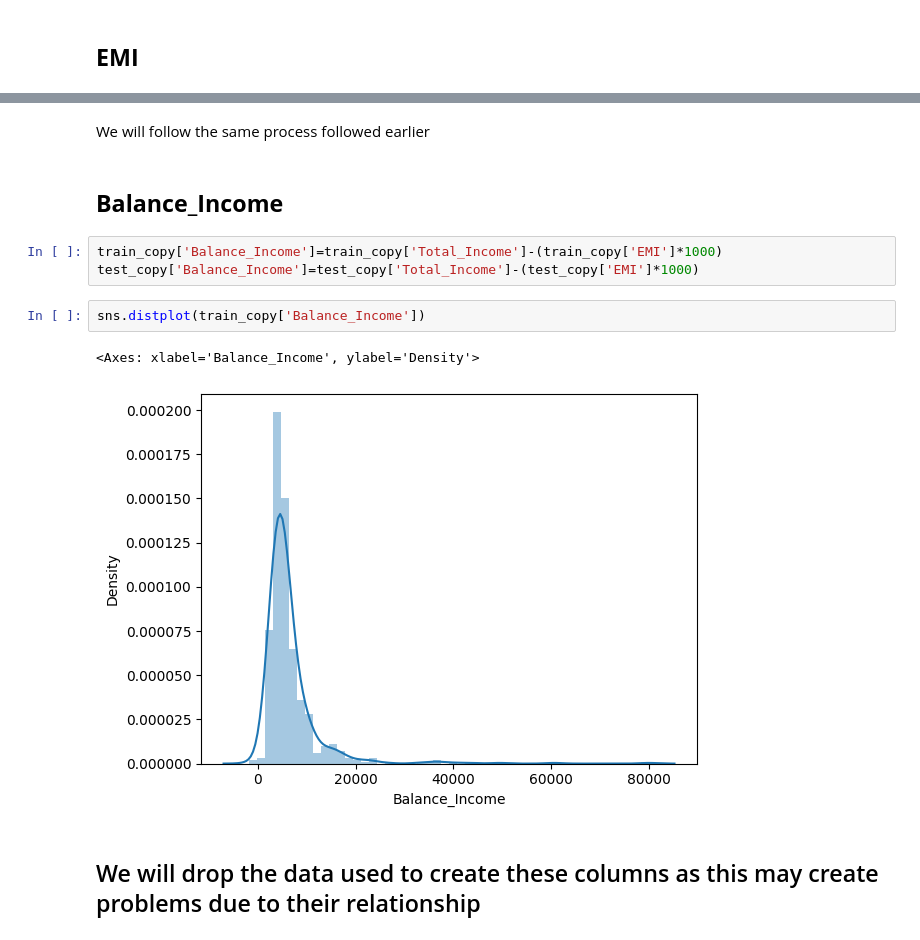
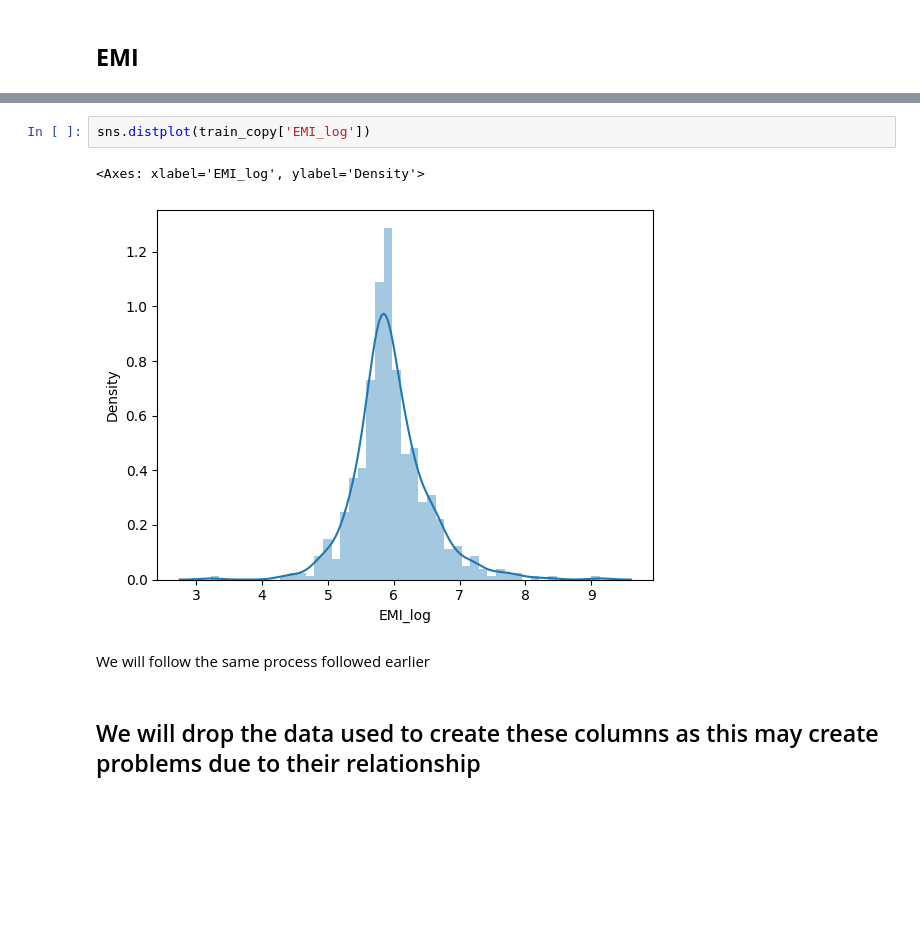
Before and after one commit to aniket15031998/Loan-Prediction-Practice-Problem-Using-Python-, a Jupyter notebook: Loan_Prediction_Problemipynb.ipynb, the cells around one changed output, grey strips where cells are left out. Cells and saved outputs as stored; diff of their text form; blank space fills up the shorter version.

```diff
--- a/Loan_Prediction_Problemipynb.ipynb
+++ b/Loan_Prediction_Problemipynb.ipynb
@@ -971,15 +877,10 @@ sns.distplot(train_copy['EMI'])
+# %%
+sns.distplot(train_copy['EMI_log'])
+# %% [output]
+<Axes: xlabel='EMI_log', ylabel='Density'>
+[figure, added]
 # %% [markdown]
 We will follow the same process followed earlier
-# %% [markdown]
-## **Balance_Income**
-# %%
-train_copy['Balance_Income']=train_copy['Total_Income']-(train_copy['EMI']*1000)
-test_copy['Balance_Income']=test_copy['Total_Income']-(test_copy['EMI']*1000)
-# %%
-sns.distplot(train_copy['Balance_Income'])
-# %% [output]
-<Axes: xlabel='Balance_Income', ylabel='Density'>
-[figure, removed]
 # %% [markdown]
 ## We will drop the data used to create these columns as this may create problems due to their relationship
 # %%
```
Also changed, not shown: parts of 36 cells of this notebook.
